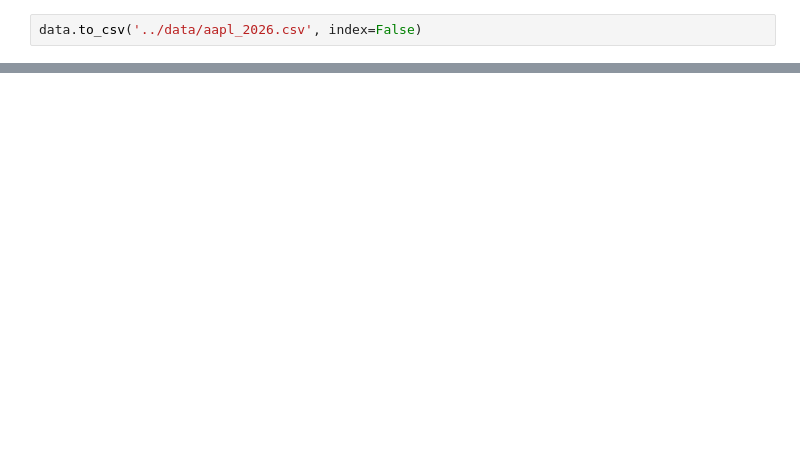
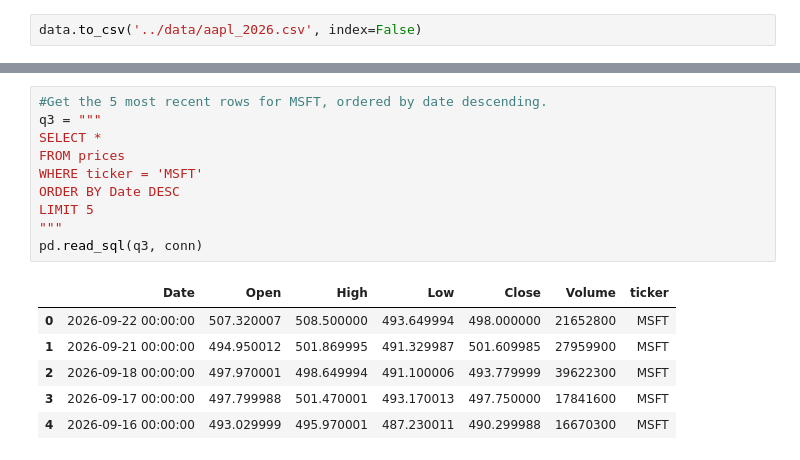
Before and after one commit to mpatelgr/finance-data-pipeline, a Jupyter notebook: notebooks/01_yfinance_test.ipynb, the cells around one changed output, grey strips where cells are left out. Drawn from its saved outputs; the diff is of its cells as text; blank space fills up the shorter version.

```diff
--- a/notebooks/01_yfinance_test.ipynb
+++ b/notebooks/01_yfinance_test.ipynb
@@ -47,0 +127,17 @@ pd.read_sql('SELECT * FROM aapl_prices LIMIT 5', conn)
+# %%
+#Get the 5 most recent rows for MSFT, ordered by date descending.
+q3 = """
+SELECT *
+FROM prices
+WHERE ticker = 'MSFT'
+ORDER BY Date DESC
+LIMIT 5
+"""
+pd.read_sql(q3, conn)
+# %% [output]
+|  | Date | Open | High | Low | Close | Volume | ticker |
+| 0 | 2026-09-22 00:00:00 | 507.320007 | 508.500000 | 493.649994 | 498.000000 | 21652800 | MSFT |
+| 1 | 2026-09-21 00:00:00 | 494.950012 | 501.869995 | 491.329987 | 501.609985 | 27959900 | MSFT |
+| 2 | 2026-09-18 00:00:00 | 497.970001 | 498.649994 | 491.100006 | 493.779999 | 39622300 | MSFT |
+| 3 | 2026-09-17 00:00:00 | 497.799988 | 501.470001 | 493.170013 | 497.750000 | 17841600 | MSFT |
+| 4 | 2026-09-16 00:00:00 | 493.029999 | 495.970001 | 487.230011 | 490.299988 | 16670300 | MSFT |
```
Also changed, not shown: parts of 17 cells of this notebook, 1 other file.
